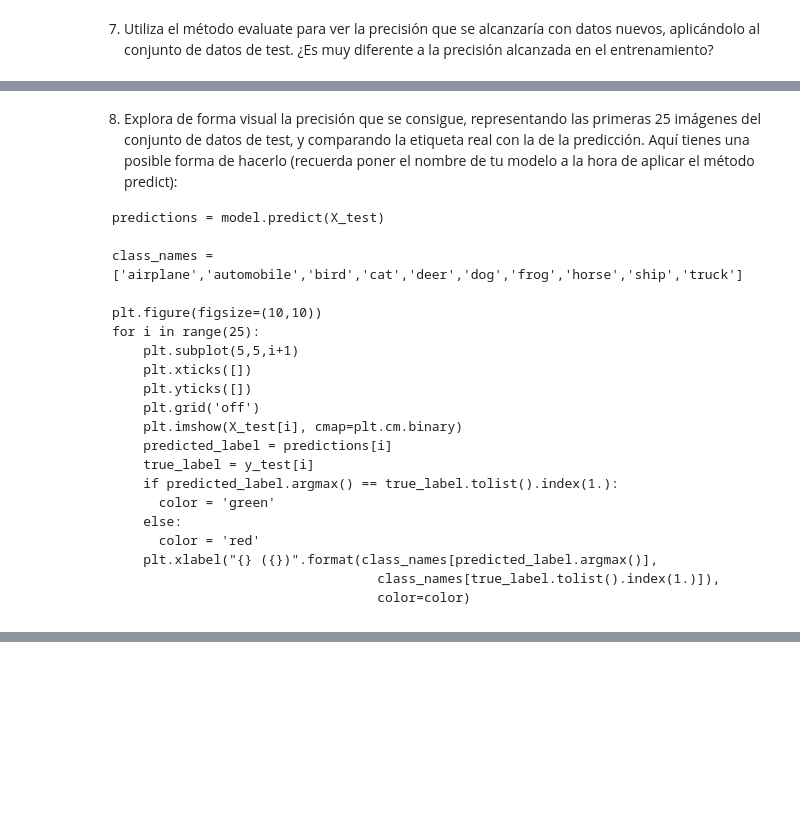
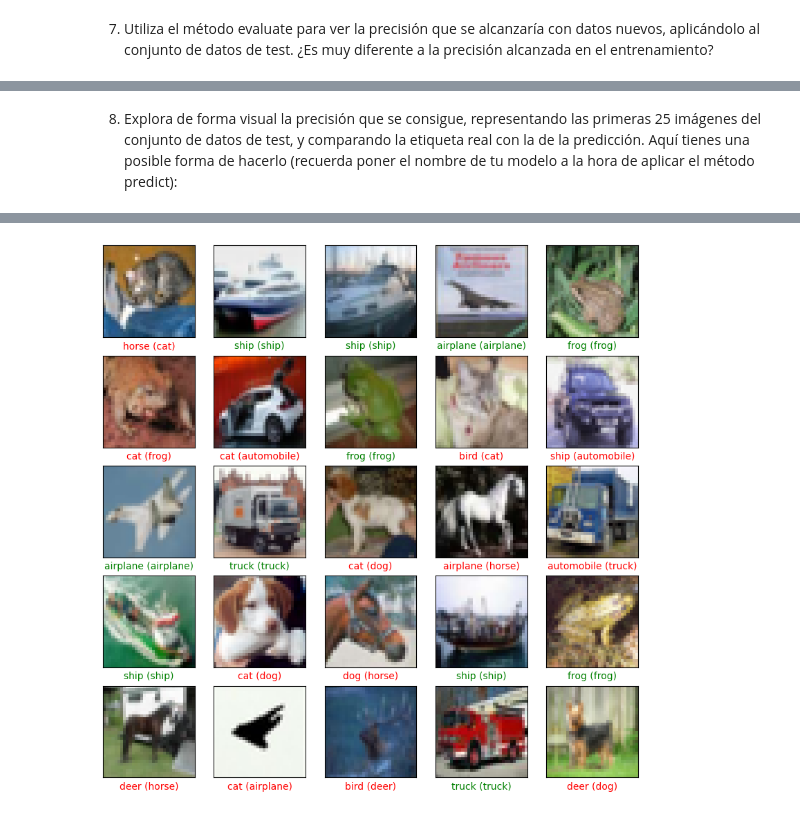
Before and after one commit to Jorgerestrepo1982/Hello-world, a Jupyter notebook: PIA05_Guia_Tarea.ipynb, the cells around one changed output, grey strips where cells are left out. Drawn from its saved outputs; the diff is of its cells as text; code cells hidden in the pictures; blank space fills up the shorter version.

````diff
--- a/PIA05_Guia_Tarea.ipynb
+++ b/PIA05_Guia_Tarea.ipynb
@@ -157,10 +124,11 @@ Epoch 10/10
 model = Sequential()
 model.add(Flatten(input_shape=(32, 32, 3)))
 model.add(Dense(512, activation='relu')) # Incremento de neuronas
-model.add(Dense(256, activation='relu')) # Añadimos una capa mas
+model.add(Dense(512, activation='relu')) # Añadimos una capa mas
+model.add(Dense(num_classes, activation='softmax'))
 
 # Compilamos
 model.compile(loss='categorical_crossentropy', optimizer='adam', metrics=['accuracy'])
 
 # Entrenamos el modelo con mas epochs
-model.fit(x_train, y_train, epochs=50, batch_size=64, validation_data=(x_test, y_test)) # Epochs incrementados
+model.fit(x_train, y_train, epochs=60, batch_size=64, validation_data=(x_test, y_test)) # Epochs incrementados
@@ -171,26 +163,2 @@ model.fit(x_train, y_train, epochs=50, batch_size=64, validation_data=(x_test, y
 # %% [markdown]
 8. Explora de forma visual la precisión que se consigue, representando las primeras 25 imágenes del conjunto de datos de test, y comparando la etiqueta real con la de la predicción. Aquí tienes una posible forma de hacerlo (recuerda poner el nombre de tu modelo a la hora de aplicar el método predict):
-
-
-```
-predictions = model.predict(X_test)
-
-class_names = ['airplane','automobile','bird','cat','deer','dog','frog','horse','ship','truck']
-
-plt.figure(figsize=(10,10))
-for i in range(25):
-    plt.subplot(5,5,i+1)
-    plt.xticks([])
-    plt.yticks([])
-    plt.grid('off')
-    plt.imshow(X_test[i], cmap=plt.cm.binary)
-    predicted_label = predictions[i]
-    true_label = y_test[i]
-    if predicted_label.argmax() == true_label.tolist().index(1.):
-      color = 'green'
-    else:
-      color = 'red'
-    plt.xlabel("{} ({})".format(class_names[predicted_label.argmax()],
-                                  class_names[true_label.tolist().index(1.)]),
-                                  color=color)
-```
@@ -198,0 +165,23 @@ for i in range(25):
+# %%
+# Escojemos imagenes del cconjunto de datos de test
+predictions = model.predict(x_test)
+
+class_names = ['airplane','automobile','bird','cat','deer','dog','frog','horse','ship','truck']
+
+plt.figure(figsize=(10,10))
+for i in range(25):
+    plt.subplot(5,5,i+1)
+    plt.xticks([])
+    plt.yticks([])
+    plt.grid('off')
+    plt.imshow(x_test[i], cmap=plt.cm.binary)
+    predicted_label = predictions[i]
+    true_label = y_test[i]
+    if predicted_label.argmax() == true_label.tolist().index(1.):
+      color = 'green'
+    else:
+      color = 'red'
+    plt.xlabel("{} ({})".format(class_names[predicted_label.argmax()],
+                                  class_names[true_label.tolist().index(1.)]),
+                                  color=color)
+# %% [output]
@@ -198,0 +189 @@ for i in range(25):
+[figure, added]
````
Also changed, not shown: parts of 8 cells of this notebook.
